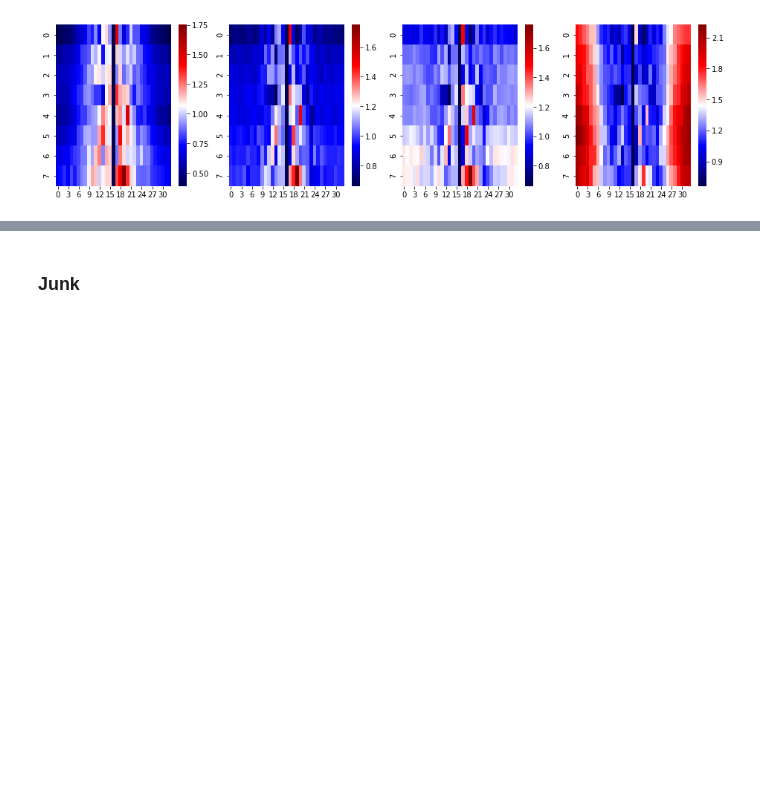
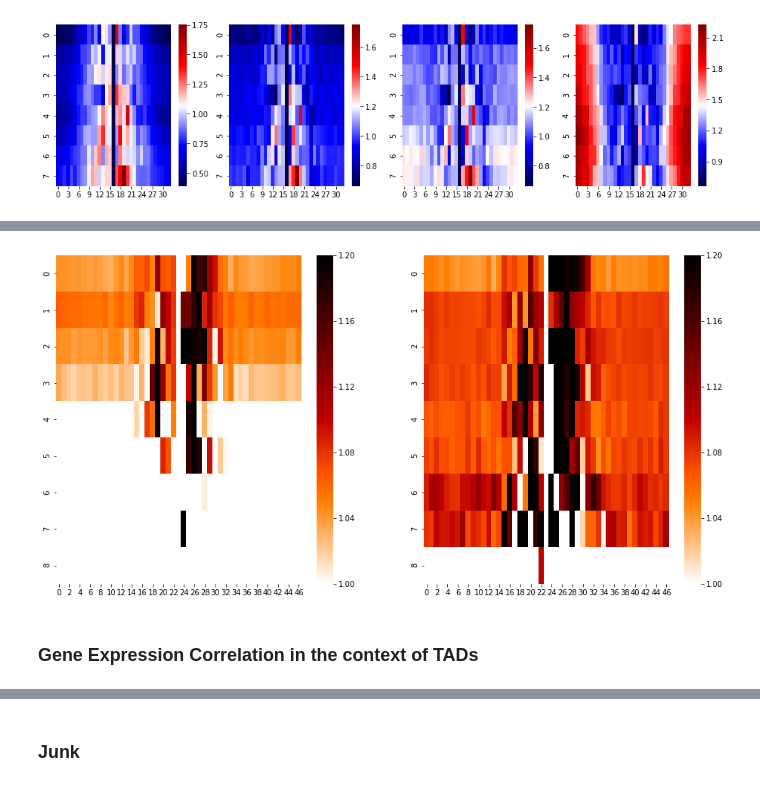
Before and after one commit to rs239/schema, a Jupyter notebook: examples/sci-car/scicar-test1.ipynb, the cells around one changed output, grey strips where cells are left out. Drawn from its saved outputs; the diff is of its cells as text; code cells hidden in the pictures; blank space fills up the shorter version.

```diff
--- a/examples/sci-car/scicar-test1.ipynb
+++ b/examples/sci-car/scicar-test1.ipynb
@@ -611,0 +797,12 @@ xd.groupby("gv")["gmu"].median()
+# %%
+# d_median_t50_gexpPos = np.vstack(L_median)
+# d_mu_t50_gexpPos     = np.vstack(L_mean)
+# d_q75_t50_gexpPos    = np.vstack(L_q75)
+# d_q90_t50_gexpPos    = np.vstack(L_q90)
+
+#fv = lambda v: np.vstack([a[:31] for a in v])
+fv = lambda v: np.vstack([a for a in v])
+h_median_t20_gexpPos = fv(L_median)
+h_mu_t20_gexpPos     = fv(L_mean)
+h_q75_t20_gexpPos    = fv(L_q75)
+h_q90_t20_gexpPos    = fv(L_q90)
@@ -611,0 +818,12 @@ xd.groupby("gv")["gmu"].median()
+# %%
+import seaborn as sns
+plt.rcParams["figure.figsize"]= (16,8) #(15,5)
+#for i, dx in enumerate([g_median_t50_gexpPos, g_mu_t50_gexpPos, g_q75_t50_gexpPos]):
+for i, dx in enumerate([h_median_t20_gexpPos, h_mu_t20_gexpPos]): #, h_q75_t10_gexpPos]):
+    plt.subplot(1,2,i+1) #3,i+1)
+    #sns.heatmap(np.insert(dx, 16, 0.99*np.min(dx), axis=1), cmap="afmhot_r")
+    sns.heatmap(np.insert(dx, 23, 0.99*np.min(dx), axis=1), cmap="gist_heat_r", vmin=1, vmax=1.2)
+# %% [output]
+[figure, added]
+# %% [markdown]
+### Gene Expression Correlation in the context of TADs
```
Also changed, not shown: parts of 44 cells of this notebook, 1 other file.
